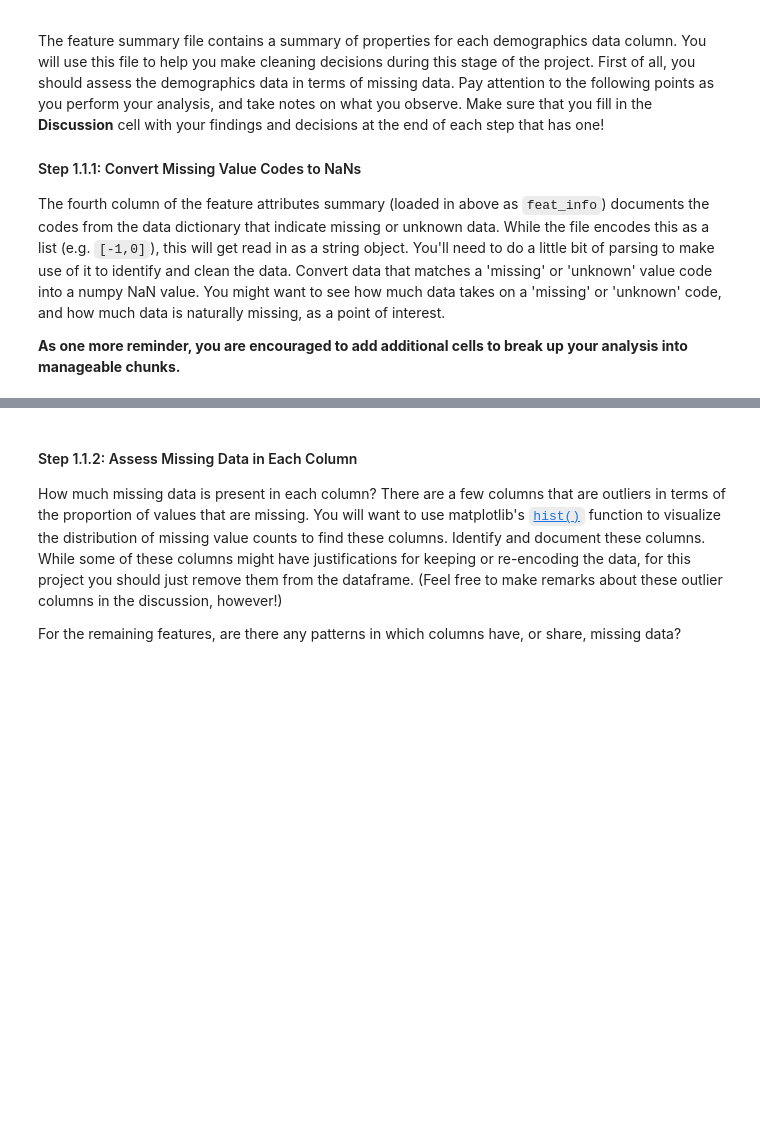
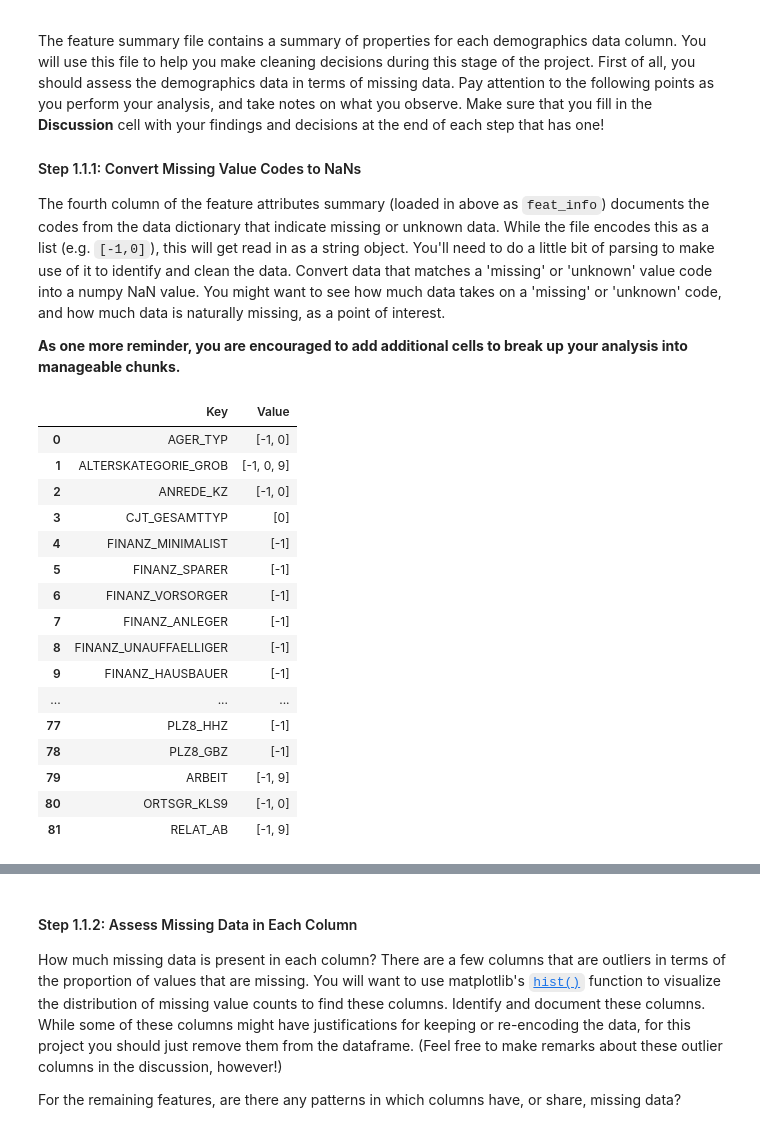
Before and after one commit to mo-matar/Identify-Customer-Segments-Unsupervised-Learning-Project, a Jupyter notebook: Identify_Customer_Segments.ipynb, the cells around one changed output, grey strips where cells are left out. Saved outputs shown, nothing was run; the diff lists cells and outputs as text; code cells hidden in the pictures; blank space fills up the shorter version.

```diff
--- a/Identify_Customer_Segments.ipynb
+++ b/Identify_Customer_Segments.ipynb
@@ -85,0 +95,39 @@ The fourth column of the feature attributes summary (loaded in above as `feat_in
+# %%
+# Identify missing or unknown data values and convert them to NaNs.
+import ast  #to safely convert string representation of lists into actual lists
+
+#create a dictionary mapping each feature to its missing values
+missing_values_dict = {}
+
+for _, row in feat_info.iterrows():
+    feature = row['attribute']
+    missing_values_str = row['missing_or_unknown']
+
+    if isinstance(missing_values_str, str):  #check if not NaN
+        try:
+            missing_values = ast.literal_eval(missing_values_str)  #convert string to list
+            if isinstance(missing_values, int):  #handle signle integer cases
+                missing_values = [missing_values]
+            missing_values_dict[feature] = missing_values
+        except:
+            pass  #skip if fail occures
+df = pd.DataFrame(list(missing_values_dict.items()), columns=['Key', 'Value'])
+display(df)
+# %% [output]
+|  | Key | Value |
+| 0 | AGER_TYP | [-1, 0] |
+| 1 | ALTERSKATEGORIE_GROB | [-1, 0, 9] |
+| 2 | ANREDE_KZ | [-1, 0] |
+| 3 | CJT_GESAMTTYP | [0] |
+| 4 | FINANZ_MINIMALIST | [-1] |
+| 5 | FINANZ_SPARER | [-1] |
+| 6 | FINANZ_VORSORGER | [-1] |
+| 7 | FINANZ_ANLEGER | [-1] |
+| 8 | FINANZ_UNAUFFAELLIGER | [-1] |
+| 9 | FINANZ_HAUSBAUER | [-1] |
+| ... | ... | ... |
+| 77 | PLZ8_HHZ | [-1] |
+| 78 | PLZ8_GBZ | [-1] |
+| 79 | ARBEIT | [-1, 9] |
+| 80 | ORTSGR_KLS9 | [-1, 0] |
+| 81 | RELAT_AB | [-1, 9] |
```
Also changed, not shown: parts of 5 cells of this notebook.
